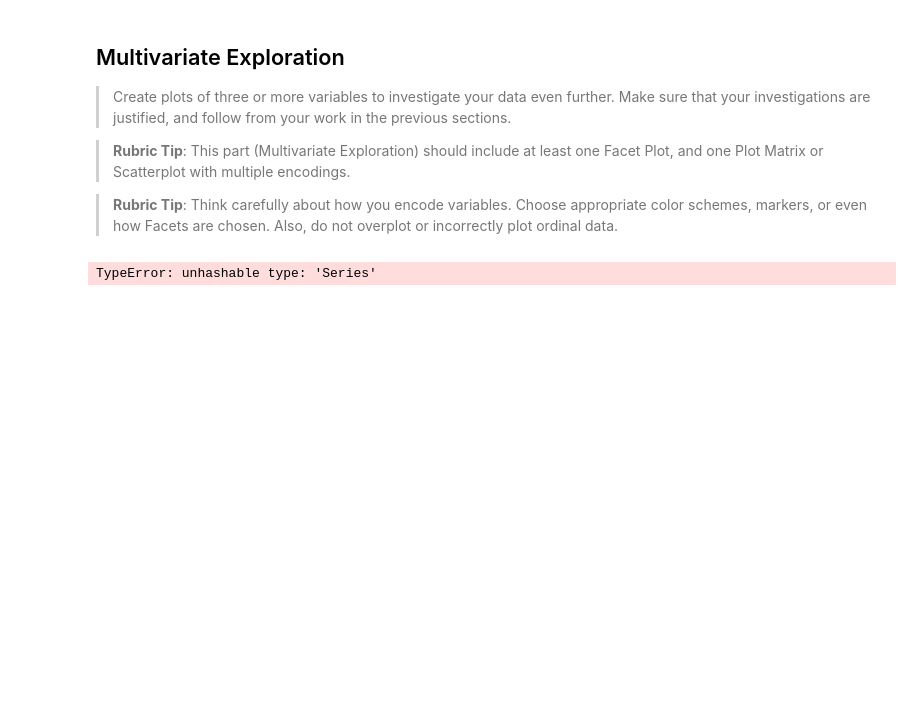
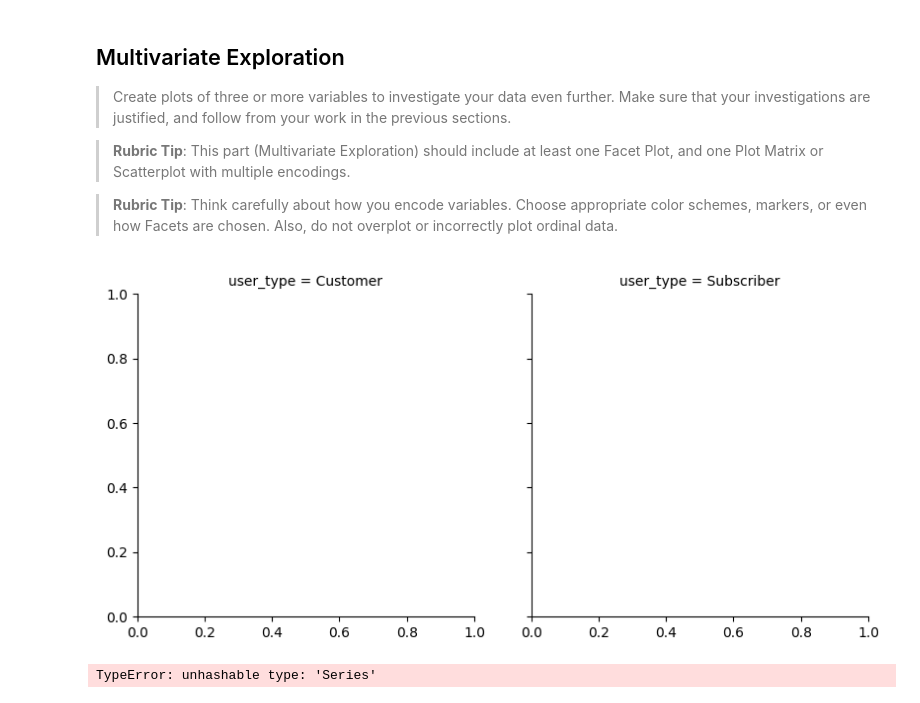
Before and after one commit to naamabenita/clustered-bar, a Jupyter notebook: Part_I_exploration_template.ipynb, the cells around one changed output. Cells and saved outputs as stored; diff of their text form; code cells hidden in the pictures; blank space fills up the shorter version.

```diff
--- a/Part_I_exploration_template.ipynb
+++ b/Part_I_exploration_template.ipynb
@@ -351,6 +357,12 @@ your work in the previous sections.
 > **Rubric Tip**: This part (Multivariate Exploration) should include at least one Facet Plot, and one Plot Matrix or Scatterplot with multiple encodings.
 
 >**Rubric Tip**: Think carefully about how you encode variables. Choose appropriate color schemes, markers, or even how Facets are chosen. Also, do not overplot or incorrectly plot ordinal data.
+# %%
+filtered_data = df[['user_type', 'duration_sec', 'start_station_latitude',
+                    'end_station_latitude', 'bike_share_for_all_trip', 'member_gender']].dropna()
+g = sns.FacetGrid(filtered_data, col="user_type", col_wrap=4, height=4)
+# %% [output]
+[figure, added]
 # %%
 # Facet plot by user_type, with scatter plots for duration_sec vs. start_station_latitude and end_station_latitude
 #compare user_type across different values of duration_sec and other variables such as start_station_latitude and end_station_latitude.
```
Also changed, not shown: parts of 3 cells of this notebook.
